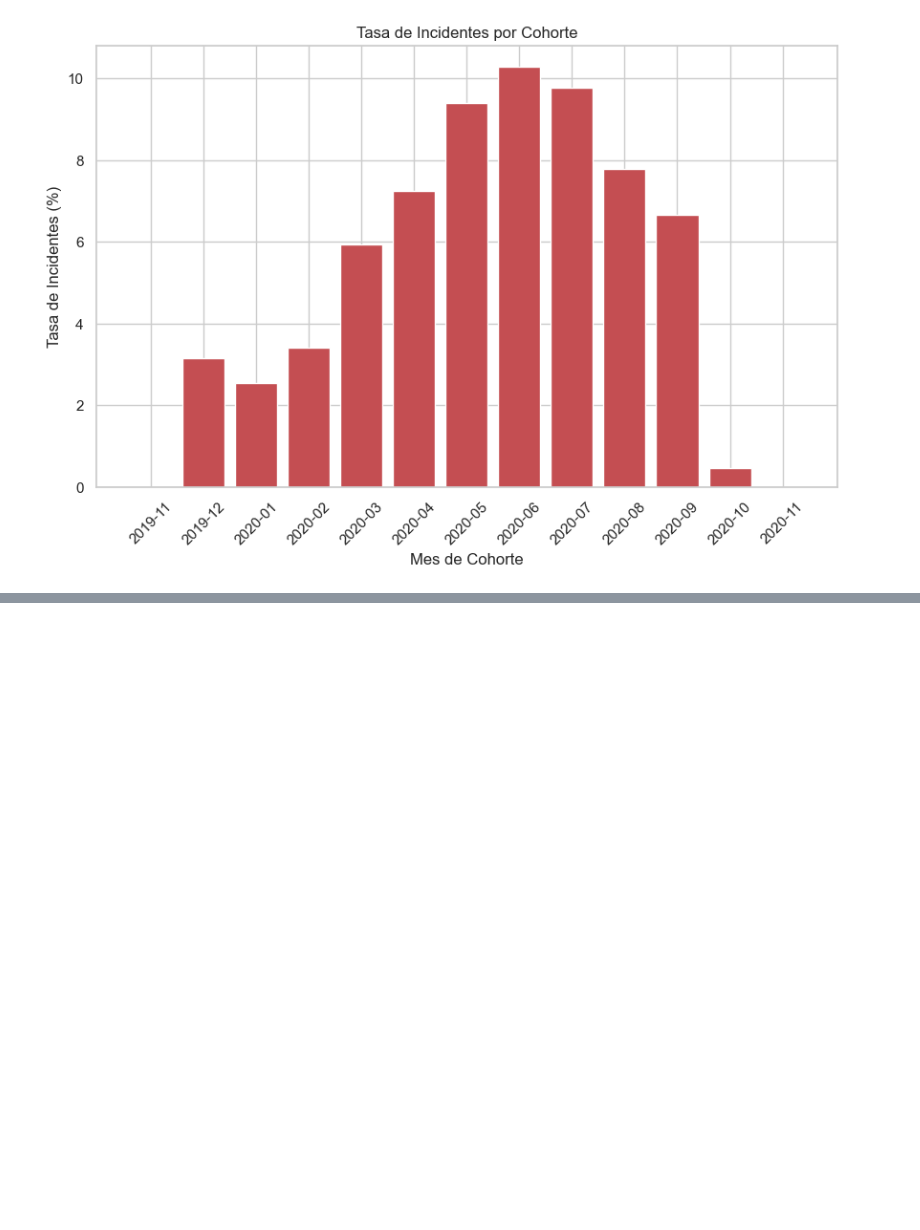
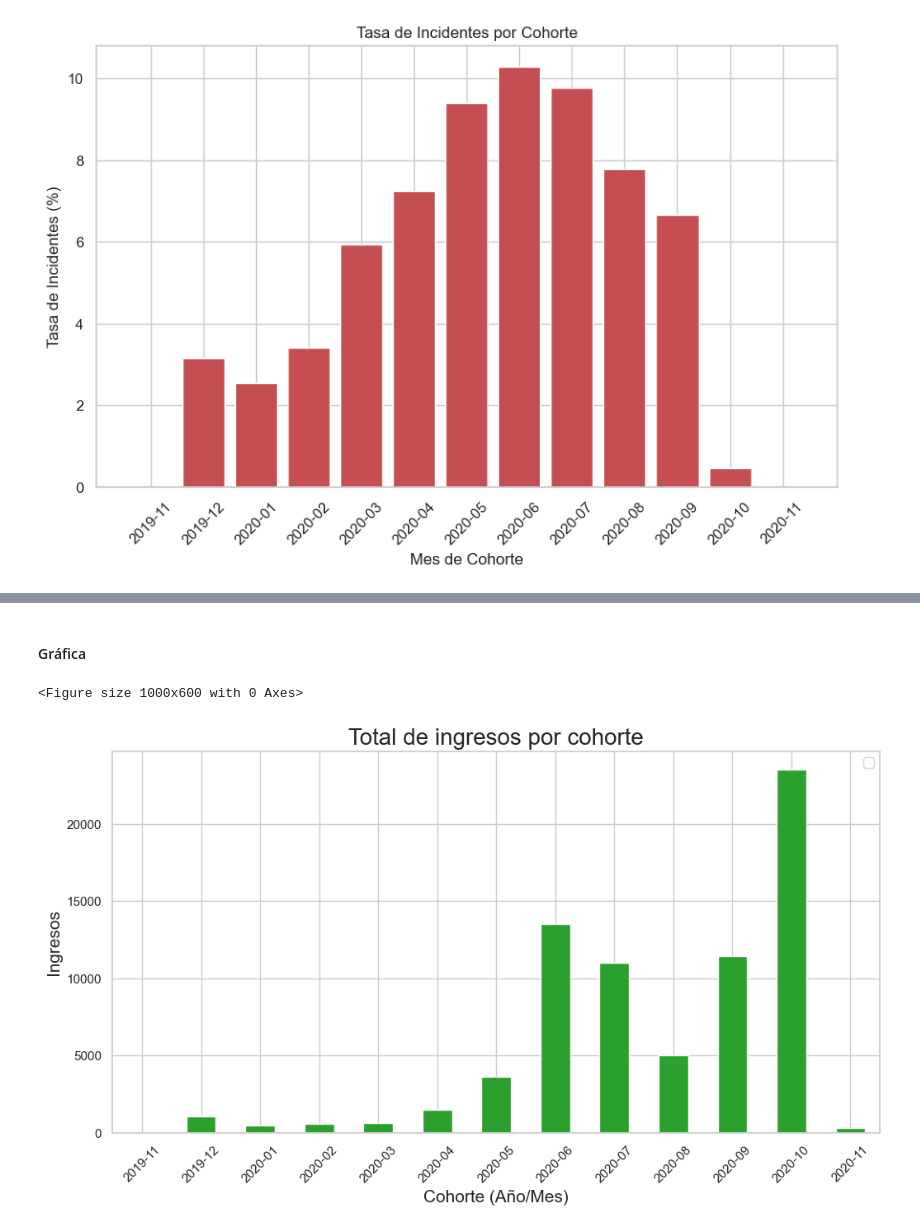
Before and after one commit to cutmountain/ironhack-data-analytics, a Jupyter notebook: modulo-1/sesion-15/project-1-ironhack-payments-es-main/ironhack-payments.ipynb, the cells around one changed output, grey strips where cells are left out. Saved outputs shown, nothing was run; the diff lists cells and outputs as text; code cells hidden in the pictures; blank space fills up the shorter version.

Commit message:
Status después de martes 9/OCT

```diff
--- a/modulo-1/sesion-15/project-1-ironhack-payments-es-main/ironhack-payments.ipynb
+++ b/modulo-1/sesion-15/project-1-ironhack-payments-es-main/ironhack-payments.ipynb
@@ -724,0 +774,5 @@ plt.show()
+# %%
+# Convertir 'created_at' a tipo datetime
+print(merged['fee_paid_at'].dtypes)
+merged['fee_paid_at'] = pd.to_datetime(merged['fee_paid_at'], format='mixed')
+print(merged['fee_paid_at'].dtypes)
@@ -724,0 +784,8 @@ plt.show()
+# %%
+# Añadir columna 'fee_paid_at_month' para determinar el mes de ingreso del fee
+warnings.filterwarnings('ignore', category=UserWarning)
+merged['fee_paid_at_month'] = merged['fee_paid_at'].dt.to_period('M')
+warnings.resetwarnings()
+
+# Convertir fee_paid_at_month a tipo str para poder agrupar y graficar (el tipo de datos period[M] no lo permite)
+merged['fee_paid_at_month'] = merged['fee_paid_at_month'].astype(str)
@@ -724,0 +794,7 @@ plt.show()
+# %%
+# Tomar sólo fees con status 'accepted' y fecha paid_at <> NaN
+ingresos = merged[(merged['fee_status']=='accepted') & (merged['fee_paid_at'].notna())]
+ingresos.iloc[0:10, 16:-1]
+
+subset_ingresos = ['cohorte','fee_id','fee_paid_at_month','fee_total_amount',]
+ingresos[subset_ingresos]
@@ -724,0 +819,5 @@ plt.show()
+# %%
+total_by_cohort = ingresos[subset_ingresos].groupby(['cohorte'])['fee_total_amount'].sum().reset_index()
+total_by_cohort.set_index('cohorte', inplace=True)
+total_by_cohort.rename(columns={'fee_total_amount':'ingresos'}, inplace=True)
+total_by_cohort
@@ -724,0 +840,15 @@ plt.show()
+# %% [markdown]
+#### Gráfica
+# %%
+# Gráfico total ingresos
+plt.figure(figsize=(10, 6))
+total_by_cohort.plot(kind="bar", color="tab:green")
+plt.title("Total de ingresos por cohorte", fontsize=20)
+plt.xlabel("Cohorte (Año/Mes)", fontsize=15)
+plt.ylabel("Ingresos", fontsize=15)
+plt.xticks(rotation=45)
+plt.legend([])
+plt.show()
+# %% [output]
+<Figure size 1000x600 with 0 Axes>
+[figure, added]
```
Also changed, not shown: parts of 42 cells of this notebook.
